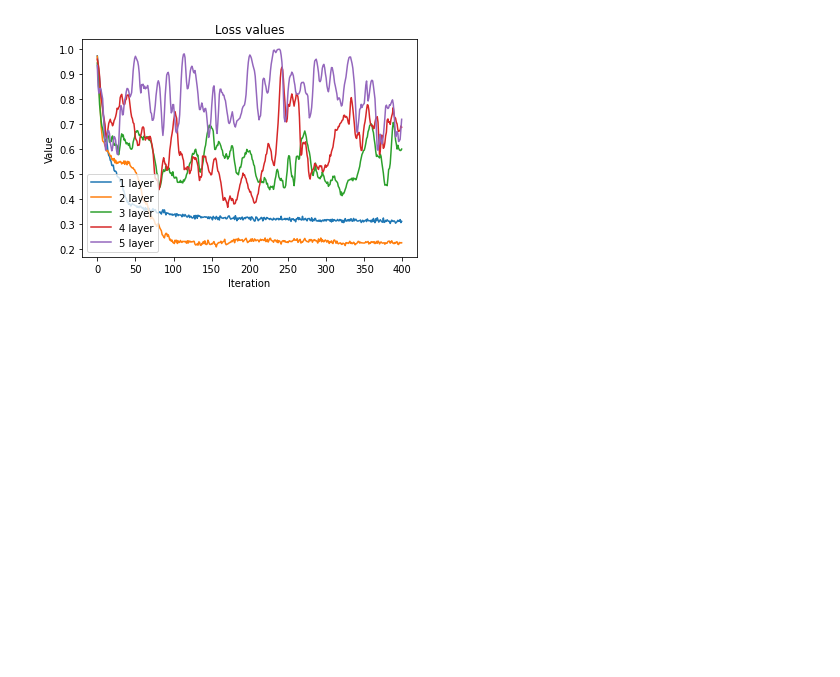
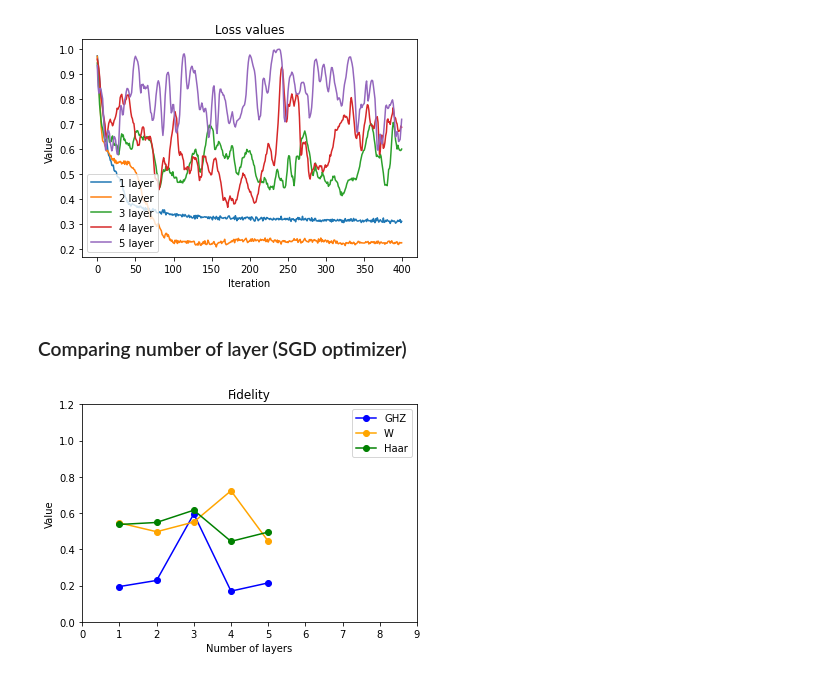
Before and after one commit to vutuanhai237/UC-VQA, a Jupyter notebook: codes/koczor_anzsats/plot_compare_num_layer.ipynb, the cells around one changed output. Cells and saved outputs as stored; diff of their text form; code cells hidden in the pictures; blank space fills up the shorter version.

```diff
--- a/codes/koczor_anzsats/plot_compare_num_layer.ipynb
+++ b/codes/koczor_anzsats/plot_compare_num_layer.ipynb
@@ -188,3 +188,15 @@ plt.legend()
 plt.show()
 # %% [output]
 [figure]
+# %% [markdown]
+### Comparing number of layer (SGD optimizer)
+# %%
+path = "../../experiments/koczor_ansatz_15layer_sgd/"
+dirs = os.listdir(path)
+dirs = list(map(int, dirs))
+dirs.sort()
+
+fidelitiesghz, fidelitiesw, fidelitieshaar, tracesghz, tracesw, traceshaar = qtm.visualize.read_15layer(path, dirs)
+qtm.visualize.plot_15layer('Fidelity', fidelitiesghz, fidelitiesw, fidelitieshaar, is_save=True)
+# %% [output]
+[figure, added]
```
Also changed, not shown: parts of 2 cells of this notebook, 9 other files.
